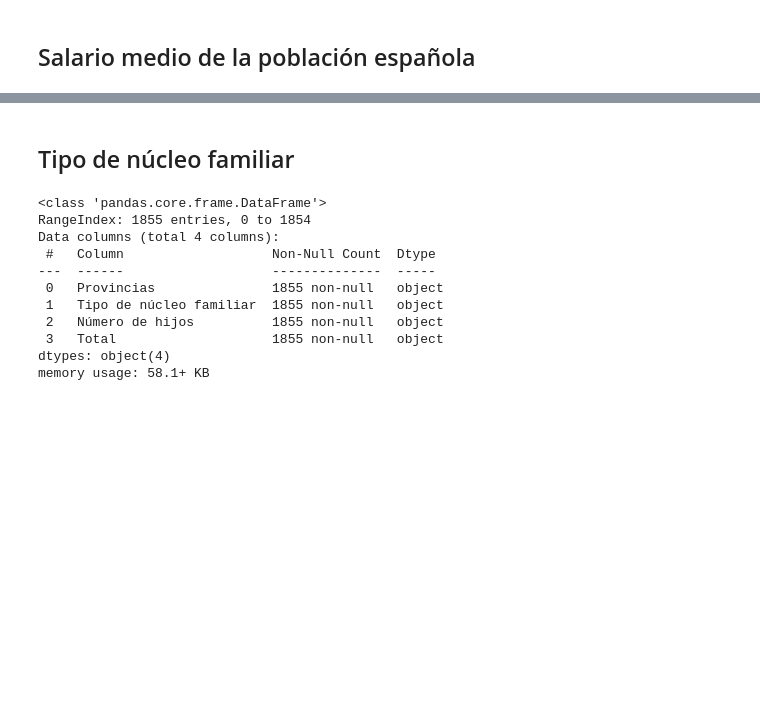
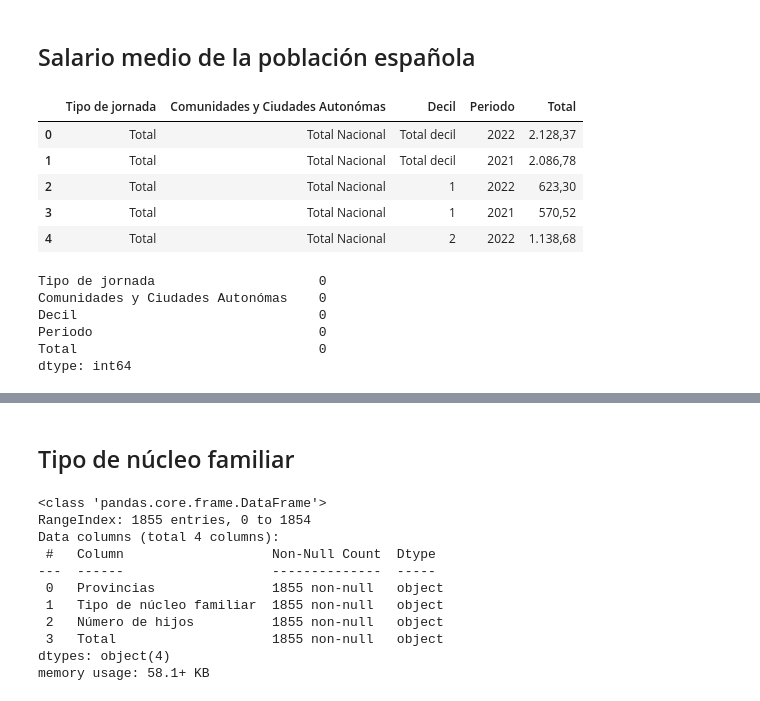
Before and after one commit to elena-17/DataMining-24-25, a Jupyter notebook: src/processing.ipynb, the cells around one changed output, grey strips where cells are left out. Saved outputs shown, nothing was run; the diff lists cells and outputs as text; code cells hidden in the pictures; blank space fills up the shorter version.

Commit message:
Se añade Renta por hogar y Salario medio

```diff
--- a/src/processing.ipynb
+++ b/src/processing.ipynb
@@ -113,2 +172,24 @@ memory usage: 34.1+ KB
 # %% [markdown]
 ## Salario medio de la población española
+# %%
+# Leer el archivo CSV con un delimitador y manejo de errores por tildes
+salario_df = pd.read_csv(RAW_DATA_PATH+"Salario medio de la población española.csv", sep = ";", encoding = "latin")
+
+salario_df.head()
+# %% [output]
+|  | Tipo de jornada | Comunidades y Ciudades Autonómas | Decil | Periodo | Total |
+| 0 | Total | Total Nacional | Total decil | 2022 | 2.128,37 |
+| 1 | Total | Total Nacional | Total decil | 2021 | 2.086,78 |
+| 2 | Total | Total Nacional | 1 | 2022 | 623,30 |
+| 3 | Total | Total Nacional | 1 | 2021 | 570,52 |
+| 4 | Total | Total Nacional | 2 | 2022 | 1.138,68 |
+# %%
+#Comprobar si hay valores nulos
+salario_df.isnull().sum()
+# %% [output]
+Tipo de jornada                     0
+Comunidades y Ciudades Autonómas    0
+Decil                               0
+Periodo                             0
+Total                               0
+dtype: int64
```
Also changed, not shown: parts of 11 cells of this notebook.
